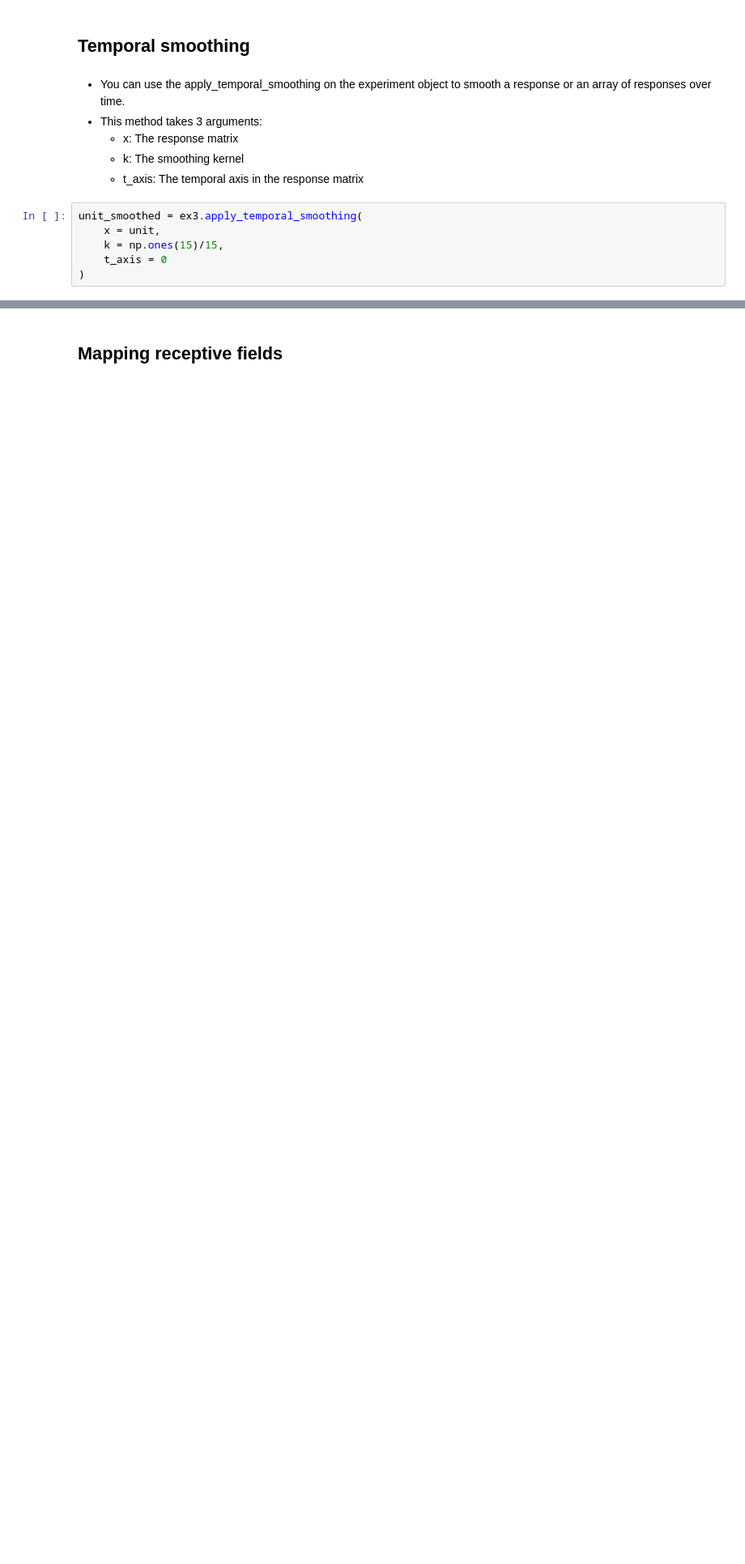
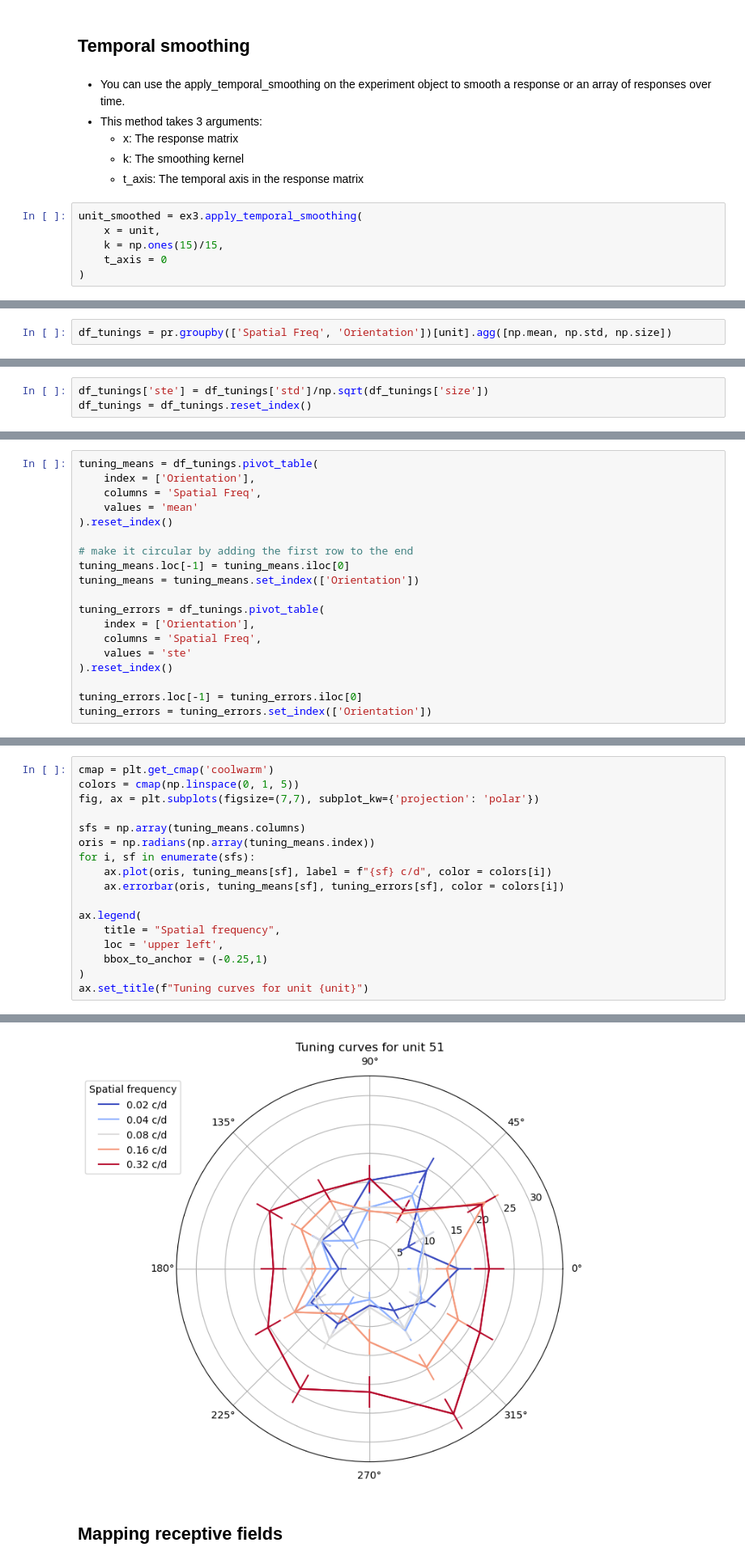
Before and after one commit to Elsayedaa/EphysToolkit, a Jupyter notebook: how_to_demonstration.ipynb, the cells around one changed output, grey strips where cells are left out. Shown at 81% size. Saved outputs shown, nothing was run; the diff lists cells and outputs as text; blank space fills up the shorter version.

Commit message:
added tuning curve demo to the demo Jupyter Notebook

```diff
--- a/how_to_demonstration.ipynb
+++ b/how_to_demonstration.ipynb
@@ -856,0 +892,2 @@ plt.show()
+# %%
+df_tunings = pr.groupby(['Spatial Freq', 'Orientation'])[unit].agg([np.mean, np.std, np.size])
@@ -856,0 +896,3 @@ plt.show()
+# %%
+df_tunings['ste'] = df_tunings['std']/np.sqrt(df_tunings['size'])
+df_tunings = df_tunings.reset_index()
@@ -856,0 +922,19 @@ plt.show()
+# %%
+tuning_means = df_tunings.pivot_table(
+    index = ['Orientation'],
+    columns = 'Spatial Freq',
+    values = 'mean'
+).reset_index()
+
+# make it circular by adding the first row to the end
+tuning_means.loc[-1] = tuning_means.iloc[0]
+tuning_means = tuning_means.set_index(['Orientation'])
+
+tuning_errors = df_tunings.pivot_table(
+    index = ['Orientation'],
+    columns = 'Spatial Freq',
+    values = 'ste'
+).reset_index()
+
+tuning_errors.loc[-1] = tuning_errors.iloc[0]
+tuning_errors = tuning_errors.set_index(['Orientation'])
@@ -856,0 +959,18 @@ plt.show()
+# %%
+cmap = plt.get_cmap('coolwarm')
+colors = cmap(np.linspace(0, 1, 5))
+fig, ax = plt.subplots(figsize=(7,7), subplot_kw={'projection': 'polar'})
+
+sfs = np.array(tuning_means.columns)
+oris = np.radians(np.array(tuning_means.index))
+for i, sf in enumerate(sfs):
+    ax.plot(oris, tuning_means[sf], label = f"{sf} c/d", color = colors[i])
+    ax.errorbar(oris, tuning_means[sf], tuning_errors[sf], color = colors[i])
+
+ax.legend(
+    title = "Spatial frequency",
+    loc = 'upper left',
+    bbox_to_anchor = (-0.25,1)
+)
+ax.set_title(f"Tuning curves for unit {unit}")
+# %% [output]
@@ -857,3 +978,4 @@ plt.show()
+[figure, added]
 # %% [markdown]
 ## Mapping receptive fields
 # %% [markdown]
```
Also changed, not shown: parts of 15 cells of this notebook.
